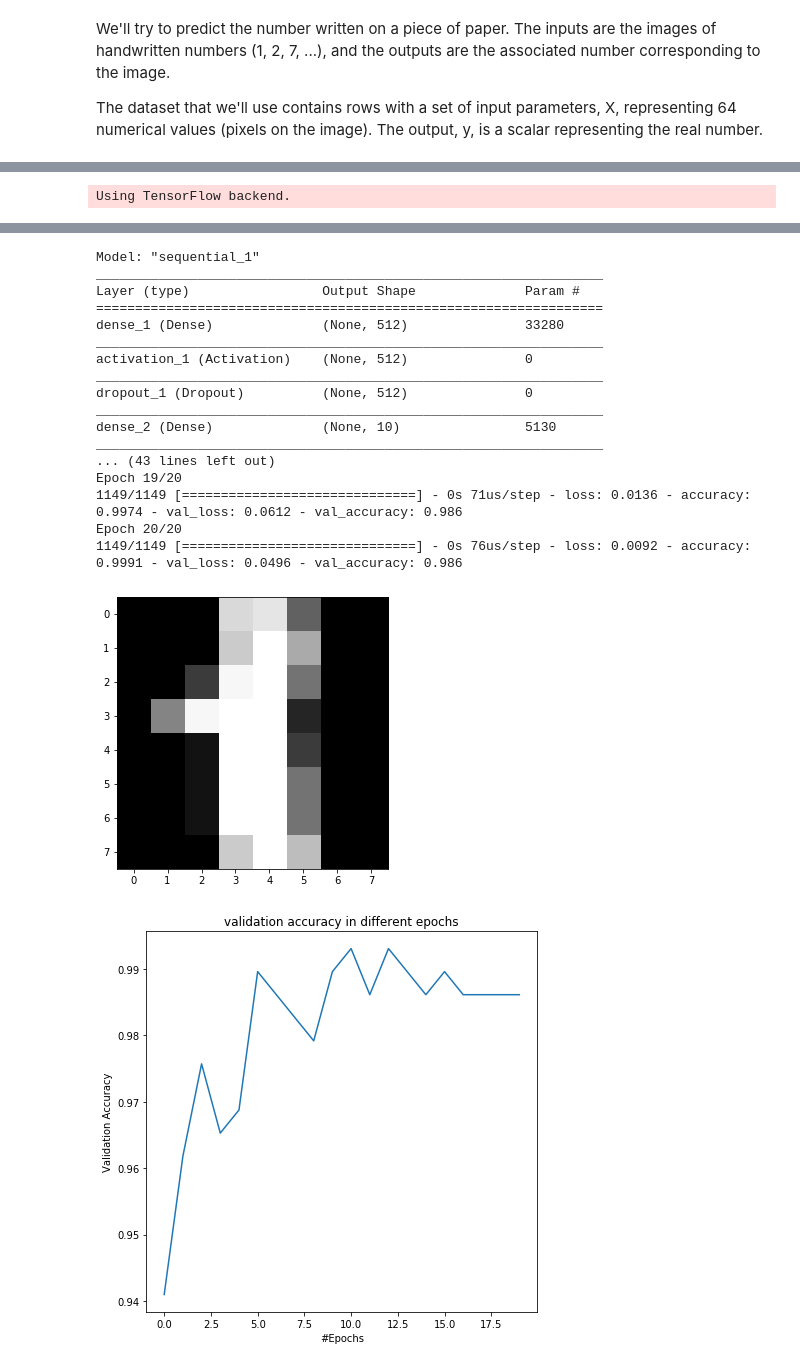
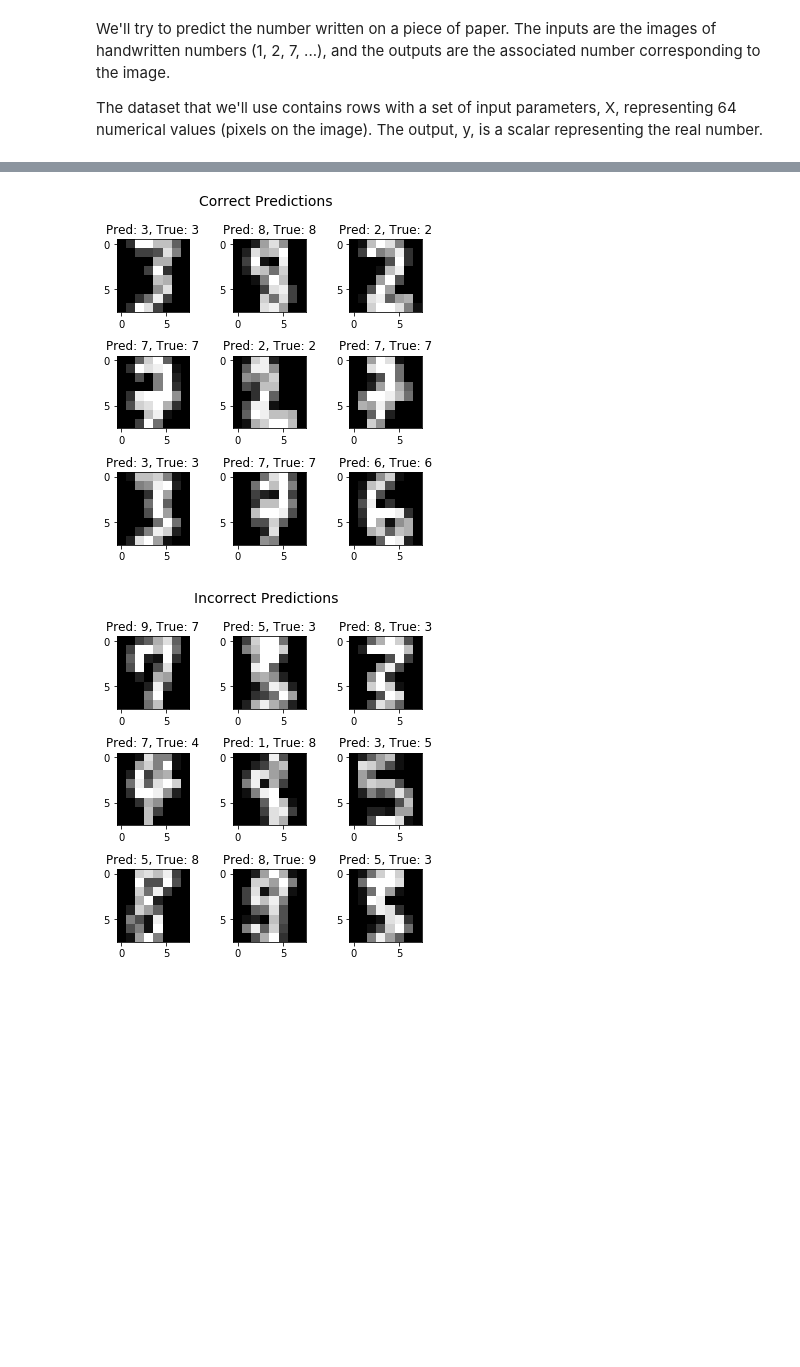
Before and after one commit to samyBouzerda/BigDataAnalytics2020_Rolex, a Jupyter notebook: code/deep learning example Sam.ipynb, the cells around one changed output, grey strips where cells are left out. Drawn from its saved outputs; the diff is of its cells as text; code cells hidden in the pictures; blank space fills up the shorter version.

```diff
--- a/code/deep learning example Sam.ipynb
+++ b/code/deep learning example Sam.ipynb
@@ -36,7 +36,7 @@ digits = load_digits()
 X = digits.data #it's a vector of 64 values (pixels), with zero being a black dot and higher values mean brighter dots
 y = digits.target #it's a vector of dimension 1x1 representing the value (number) of the vector X --> y[1] = 1
 plt.imshow(X[7].reshape((8,8)), plt.get_cmap('Greys_r'), interpolation='nearest')
-plt.show()
+#plt.show()
 plt.imshow(X[1].reshape((8,8)), plt.get_cmap('Greys_r'), interpolation='nearest')
 
 # -- Train/test split --
@@ -53,7 +53,6 @@ from keras import optimizers
 np.random.seed(1125)
 
 # -- Build the neural network --
-
 model = Sequential()
 model.add(Dense(512, input_shape=(64,)))
 model.add(Activation('relu')) #An "activation" is just a non-linear function applied to the output of the layer above. Here, with a "rectified linear unit", we clamp all values below 0 to 0.
@@ -65,23 +64,23 @@ model.add(Activation('softmax')) #This special "softmax" activation among other
 # -- Compile the model --
 optimizer = optimizers.SGD(lr=0.01, decay=1e-6, momentum=0.9, nesterov=True)
 model.compile(loss='categorical_crossentropy', optimizer=optimizer, metrics=['accuracy'])
-model.summary() #It shows a summary of the architecture of the neural network
+#model.summary() #It shows a summary of the architecture of the neural network
 
 # -- Train the model --
 model_hist = model.fit(X_train, Y_train, batch_size=64, epochs=20, verbose=1, validation_split=0.2)
 
 # -- Evaluate its performance --
-plt.figure(figsize=(7,7))
+'''plt.figure(figsize=(7,7))
 plt.plot(model_hist.history['val_accuracy']) # or model_hist.history['val_acc'] depending on tf version
 plt.xlabel("#Epochs")
 plt.ylabel("Validation Accuracy")
 plt.title("validation accuracy in different epochs")
-plt.show()
+plt.show()'''
 
 # -- Performance of the model on the unseen test set --
 score = model.evaluate(X_test, Y_test, verbose=0)
-print('Test loss:', score[0])
-print('Test accuracy:', score[1])
+#print('Test loss:', score[0])
+#print('Test accuracy:', score[1])
 
 # -- Inspecting the output --
 # This outputs the highest probability class according to the trained classifier for each input example
@@ -101,7 +100,7 @@ for i, ax in enumerate(axes.flatten()):
 plt.suptitle('Correct Predictions', y=1.05, size=14)
 plt.tight_layout()
 
-fig, axes = plt.subplots(2, 3, figsize=(5, 5))
+fig, axes = plt.subplots(3, 3, figsize=(5, 5))
 for i, ax in enumerate(axes.flatten()):
     ax.imshow(X_test[incorrect_indices[i]].reshape(8,8), cmap='gray', interpolation='none')
     ax.set_title("Pred: {}, True: {}".format(predicted_classes[incorrect_indices[i]], actual_classes[incorrect_indices[i]]))
@@ -128 +126,0 @@ Requirement already satisfied: six>=1.9.0 in /Users/Samuel/anaconda3/lib/python3
-Using TensorFlow backend.
@@ -130,19 +128,2 @@ Using TensorFlow backend.
-Model: "sequential_1"
-_________________________________________________________________
-Layer (type)                 Output Shape              Param #
-=================================================================
-dense_1 (Dense)              (None, 512)               33280
-_________________________________________________________________
-activation_1 (Activation)    (None, 512)               0
-_________________________________________________________________
-dropout_1 (Dropout)          (None, 512)               0
-_________________________________________________________________
-dense_2 (Dense)              (None, 10)                5130
-_________________________________________________________________
-... (43 lines left out)
-Epoch 19/20
-1149/1149 [==============================] - 0s 71us/step - loss: 0.0136 - accuracy: 0.9974 - val_loss: 0.0612 - val_accuracy: 0.986
-Epoch 20/20
-1149/1149 [==============================] - 0s 76us/step - loss: 0.0092 - accuracy: 0.9991 - val_loss: 0.0496 - val_accuracy: 0.986
-[figure, old version]
+[figure, new version]
-[figure, old version]
+[figure, new version]
```
Also changed, not shown: parts of 2 cells of this notebook.
